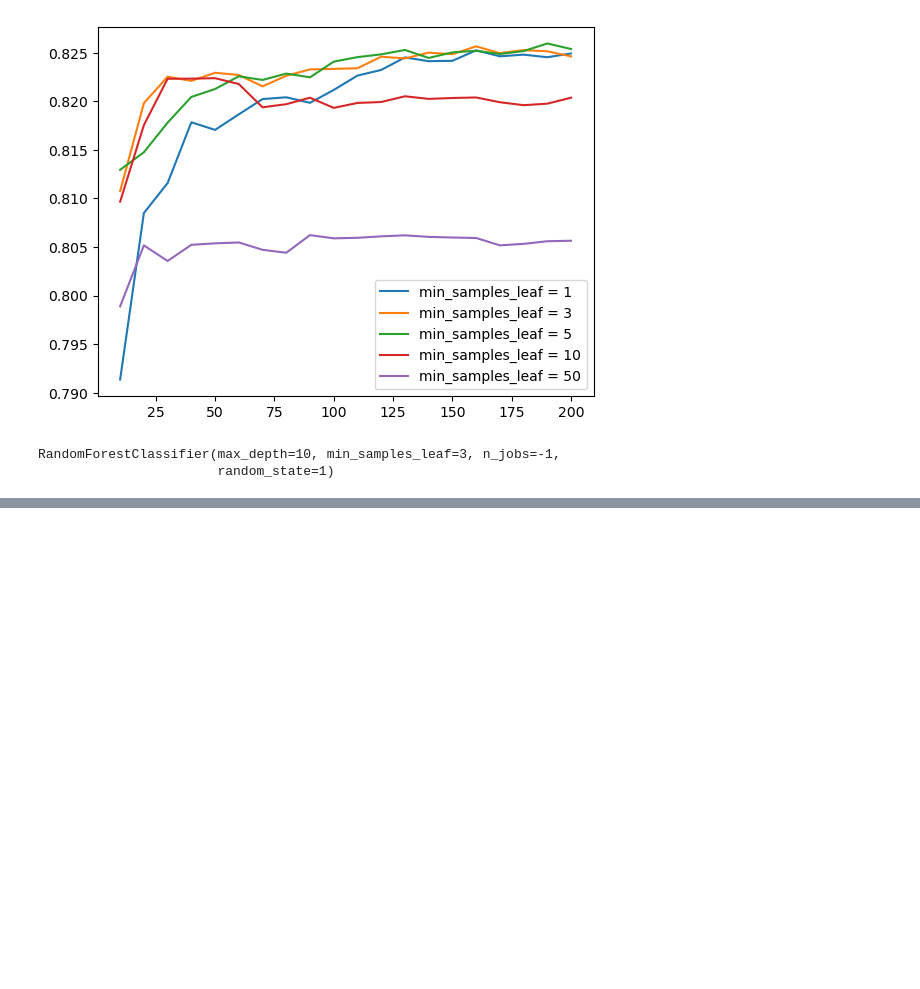
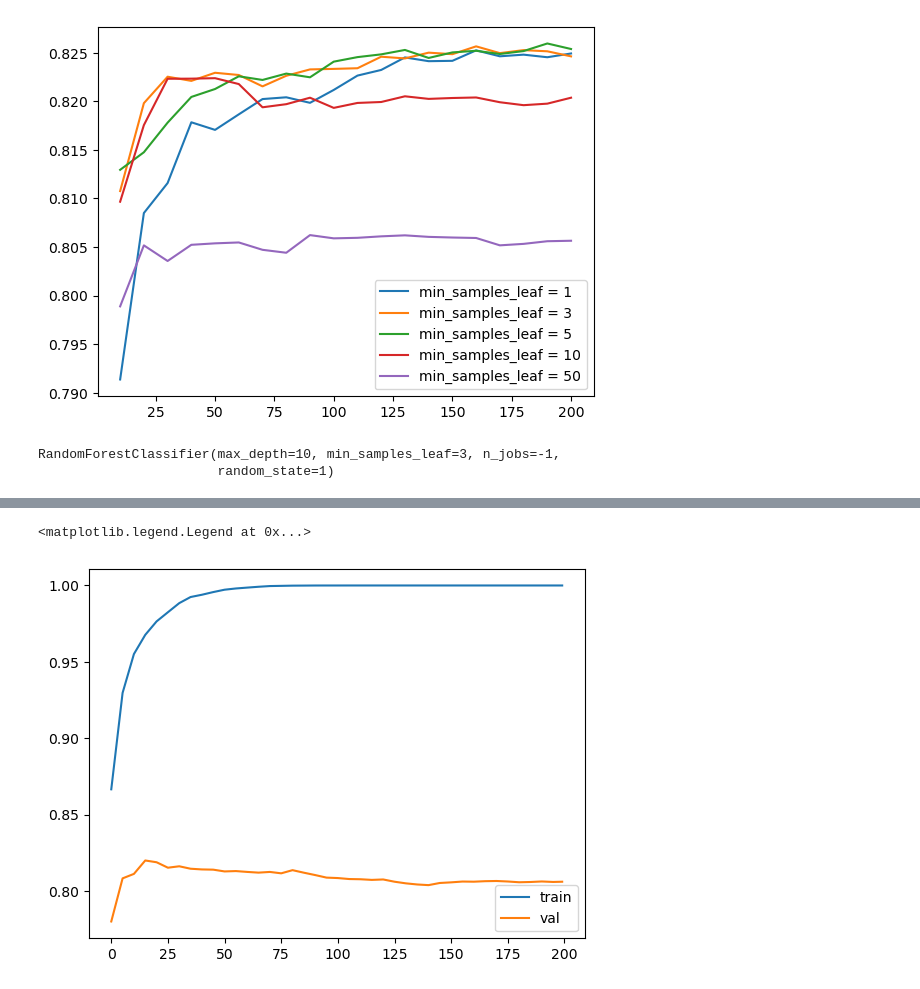
Before and after one commit to codevalhalla/credit-risk-scoring, a Jupyter notebook: credit-risk-scoring.ipynb, the cells around one changed output, grey strips where cells are left out. Cells and saved outputs as stored; diff of their text form; code cells hidden in the pictures; blank space fills up the shorter version.

Commit message:
implement xgboost model and model tuning
- tune eta, max_depth, min_child_weight parameters of xgboost
plot the model to get the best parameters

```diff
--- a/credit-risk-scoring.ipynb
+++ b/credit-risk-scoring.ipynb
@@ -494,0 +544,20 @@ RandomForestClassifier(max_depth=10, min_samples_leaf=3, n_jobs=-1,
+# %%
+def parse_xgb_output(output):
+    results = []
+    tree = []
+    aucs_train =[]
+    aucs_val = []
+
+    for line in output.stdout.strip().split('\n'):
+        it, train_auc,val_auc = line.split('\t')
+
+        it = int(it.strip('[]'))
+        train_auc = float(train_auc.split(':')[1])
+        val_auc = float(val_auc.split(':')[1])
+        results.append((it,train_auc,val_auc))
+
+    df_results = pd.DataFrame(results,columns=['num_iter','train_auc','val_auc'])
+    return df_results
+# %%
+df_xgb_results = parse_xgb_output(output)
+df_xgb_results
@@ -494,0 +582,7 @@ RandomForestClassifier(max_depth=10, min_samples_leaf=3, n_jobs=-1,
+# %%
+plt.plot(df_xgb_results['num_iter'],df_xgb_results['train_auc'],label='train')
+plt.plot(df_xgb_results['num_iter'],df_xgb_results['val_auc'],label='val')
+plt.legend()
+# %% [output]
+<matplotlib.legend.Legend at 0x...>
+[figure, added]
```
Also changed, not shown: parts of 37 cells of this notebook.
